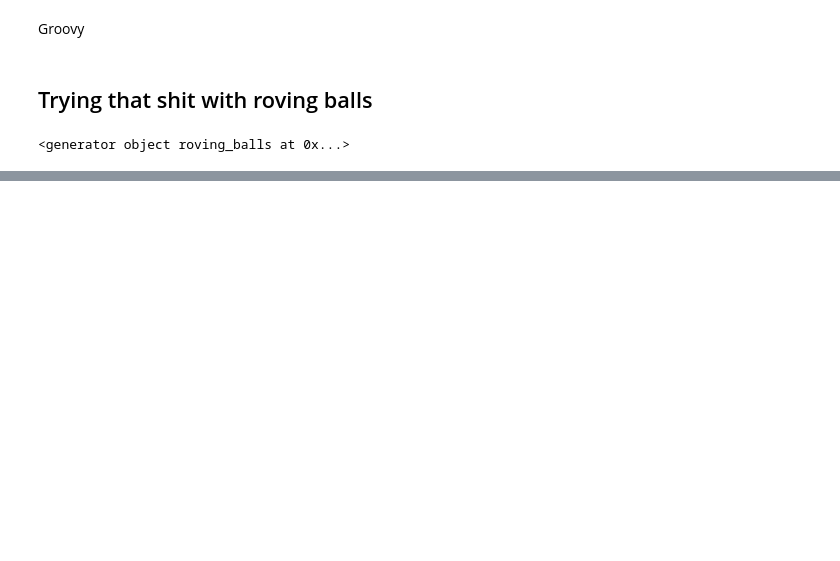
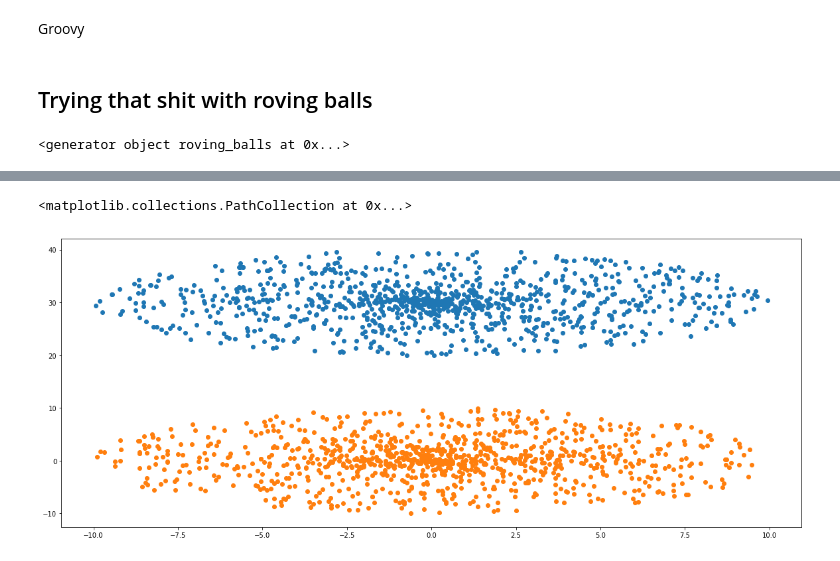
Before and after one commit to AndreasAlam/olac, a Jupyter notebook: notebooks/sbe_vis_demo_dev.ipynb, the cells around one changed output, grey strips where cells are left out. Saved outputs shown, nothing was run; the diff lists cells and outputs as text; code cells hidden in the pictures; blank space fills up the shorter version.

```diff
--- a/notebooks/sbe_vis_demo_dev.ipynb
+++ b/notebooks/sbe_vis_demo_dev.ipynb
@@ -139,0 +224,17 @@ plt.close()
+# %%
+n_samples = 1000
+moving_data1 = np.repeat(pc.rand_cluster(n_samples, (0,0),10),100,1)
+moving_data1 = np.reshape(moving_data1, (n_samples,2,100))
+moving_data1 = moving_data1 + np.array((np.linspace(0,100,100),np.linspace(0,100,100)))
+
+
+moving_data2 = np.repeat(pc.rand_cluster(n_samples, (0,5),10),100,1)
+moving_data2 = np.reshape(moving_data2, (n_samples,2,100))
+moving_data2 = moving_data2 + np.array((np.linspace(0,100,100),np.linspace(0,100,100)))
+
+y0 = np.zeros(shape=(int(n_samples), 1))
+y1 = np.ones(shape=(int(n_samples), 1))
+labels = np.vstack([y0, y1])
+labels = np.repeat(labels,100,1)
+# %%
+moving_data = np.vstack((moving_data1, moving_data2))
@@ -139,0 +243,2 @@ plt.close()
+# %%
+w1, b1, w2, b2, costs, y_hat_saved = pc.train_network(moving_data[:,:,0], labels[:,0], 0.0001, 200, 3)
@@ -139,0 +263,6 @@ plt.close()
+# %%
+plt.scatter(*moving_data[y_hat_saved[199]==1,:,0].T)
+plt.scatter(*moving_data[y_hat_saved[199]==0,:,0].T)
+# %% [output]
+<matplotlib.collections.PathCollection at 0x...>
+[figure, added]
```
Also changed, not shown: parts of 20 cells of this notebook, 1 other file.
